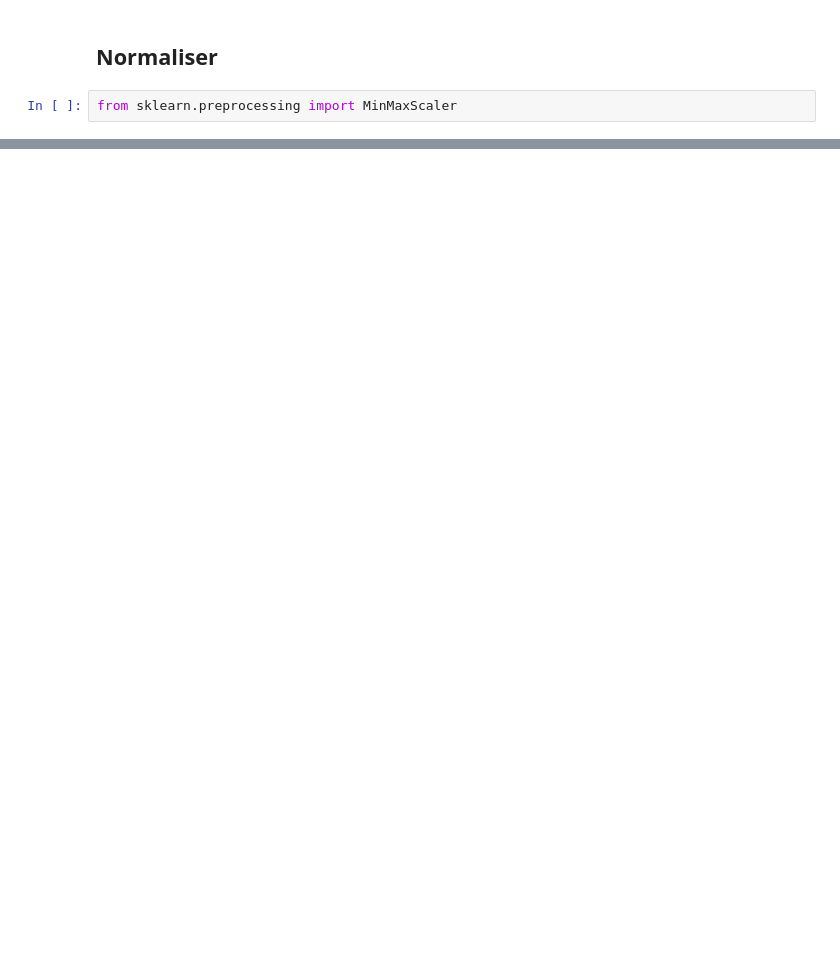
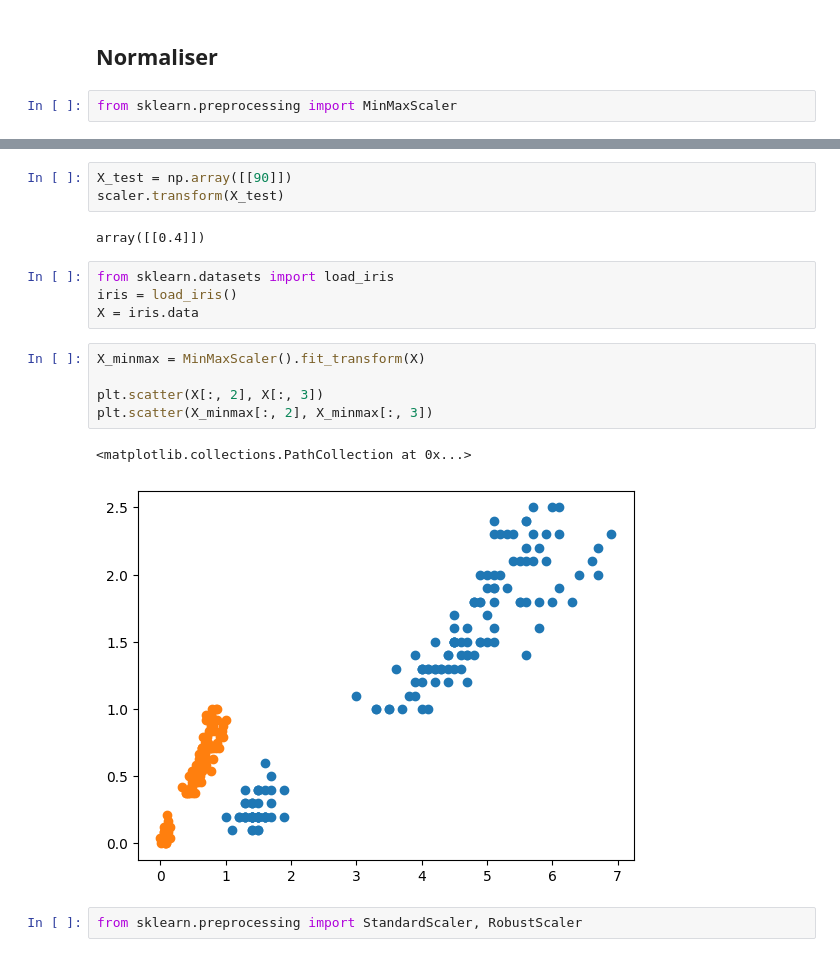
Before and after one commit to NovaStarmax/ml_training, a Jupyter notebook: machine_learning/pre_process.ipynb, the cells around one changed output, grey strips where cells are left out. Cells and saved outputs as stored; diff of their text form; blank space fills up the shorter version.

```diff
--- a/machine_learning/pre_process.ipynb
+++ b/machine_learning/pre_process.ipynb
@@ -57,0 +65,19 @@ from sklearn.preprocessing import MinMaxScaler
+# %%
+X_test = np.array([[90]])
+scaler.transform(X_test)
+# %% [output]
+array([[0.4]])
+# %%
+from sklearn.datasets import load_iris
+iris = load_iris()
+X = iris.data
+# %%
+X_minmax = MinMaxScaler().fit_transform(X)
+
+plt.scatter(X[:, 2], X[:, 3])
+plt.scatter(X_minmax[:, 2], X_minmax[:, 3])
+# %% [output]
+<matplotlib.collections.PathCollection at 0x...>
+[figure, added]
+# %%
+from sklearn.preprocessing import StandardScaler, RobustScaler
```
Also changed, not shown: parts of 24 cells of this notebook, 8 other files.
